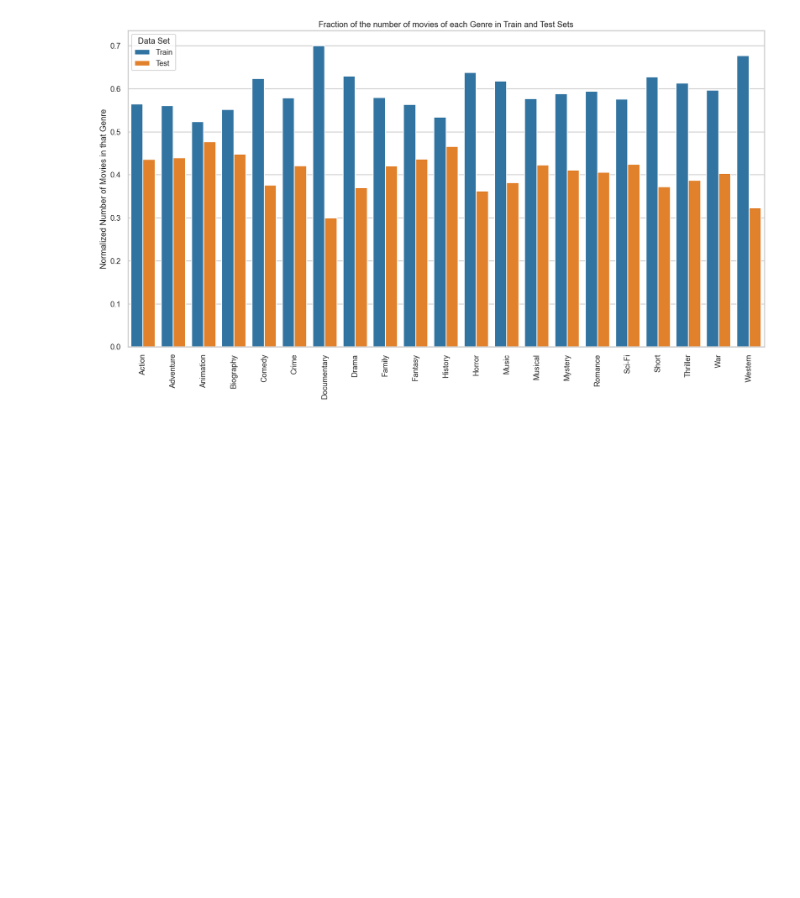
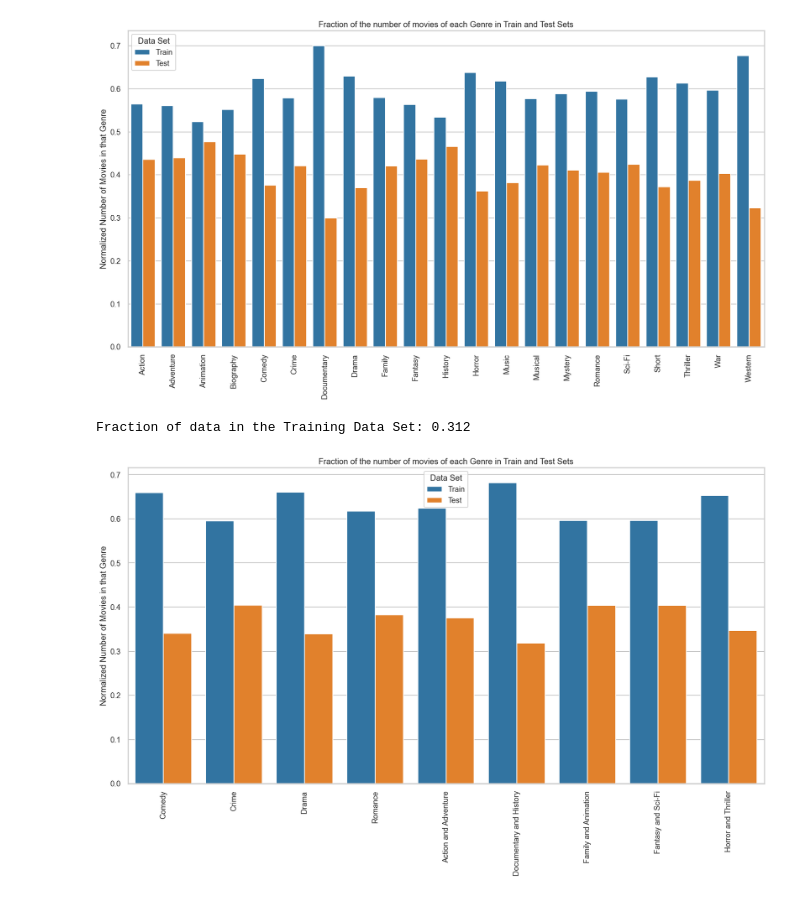
Before and after one commit to xavier-santos/Challenge3-Team7-MEIA-2022-2023, a Jupyter notebook: notebooks/New Pre processing.ipynb, the cells around one changed output. Drawn from its saved outputs; the diff is of its cells as text; code cells hidden in the pictures; blank space fills up the shorter version.

Commit message:
add grouped analysis

```diff
--- a/notebooks/New Pre processing.ipynb
+++ b/notebooks/New Pre processing.ipynb
@@ -296,0 +357,25 @@ plt.show()
+# %%
+# Grouping genders to bigger categories to better distribute the data
+
+dfGroupedGenders = df.copy();
+
+dfGroupedGenders['Action and Adventure'] = dfGroupedGenders[['Action', 'Adventure', 'War', 'Western']].max(axis=1)
+dfGroupedGenders['Documentary and History'] = dfGroupedGenders[['Documentary', 'History', 'Biography']].max(axis=1)
+dfGroupedGenders['Family and Animation'] = dfGroupedGenders[['Family', 'Animation']].max(axis=1)
+dfGroupedGenders['Fantasy and Sci-Fi'] = dfGroupedGenders[['Fantasy', 'Sci-Fi']].max(axis=1)
+dfGroupedGenders['Musical'] = df[['Music', 'Musical']].max(axis=1)
+dfGroupedGenders['Horror and Thriller'] = dfGroupedGenders[['Horror', 'Thriller', 'Mystery']].max(axis=1)
+
+
+dfGroupedGenders = dfGroupedGenders.drop(columns=['Adventure', 'War', 'Western','Action','Documentary', 'History', 'Biography','Family', 'Animation', 'Fantasy', 'Sci-Fi', 'Music', 'Musical', 'Horror', 'Thriller', 'Mystery', 'Short'])
+
+coluna = 'Combined'
+
+novas_colunas = [col for col in dfGroupedGenders.columns if col != coluna] + [coluna]
+
+dfGroupedGenders = dfGroupedGenders[novas_colunas]
+
+pd.set_option("display.max_columns", None)
+
+category_columns_grouped = dfGroupedGenders.columns.drop(['Name', 'Description', 'Combined'])
+dfGroupedGenders.head(5)
@@ -356,6 +483,29 @@ plt.xticks(rotation=90)
 plt.show()
 # %% [output]
 [figure]
+# %%
+## do same thing for grouped genders
+min_test_size = 0.185
+mydatagrouped_train, mydatagrouped_test = multi_label_train_test_split(dfGroupedGenders, category_columns_grouped, test_size=min_test_size)
+# %%
+print('Fraction of data in the Training Data Set: {0:.3f}'.format(mydatagrouped_test.shape[0]/dfGroupedGenders.shape[0]))
+# %% [output]
+Fraction of data in the Training Data Set: 0.312
+# %%
+sum_genre = dfGroupedGenders[category_columns_grouped].sum()
+sum_genre_train = mydatagrouped_train[category_columns_grouped].sum()
+sum_genre_test = mydatagrouped_test[category_columns_grouped].sum()
+df_movies_per_genre_1 = pd.DataFrame({'Genre':category_columns_grouped, 'Total': sum_genre_train/sum_genre, 'Data Set': 'Train'})
+df_movies_per_genre_2 = pd.DataFrame({'Genre':category_columns_grouped, 'Total': sum_genre_test/sum_genre, 'Data Set': 'Test'})
+df_movies_per_genre = pd.concat([df_movies_per_genre_1, df_movies_per_genre_2])
+f, ax = plt.subplots(1, 1, figsize=(20, 10))
+sns.barplot(data=df_movies_per_genre, x='Genre', y='Total', hue='Data Set', axes=ax)
+ax.set(ylabel='Normalized Number of Movies in that Genre', xlabel='')
+ax.set(title='Fraction of the number of movies of each Genre in Train and Test Sets')
+plt.xticks(rotation=90)
+plt.show()
+# %% [output]
+[figure, added]
 # %%
 mydata_train.to_csv('../data/preprocessed/movies_genres_train_preprocessed.csv', index=False)
 mydata_test.to_csv('../data/preprocessed/movies_genres_test_preprocessed.csv', index=False)
```
Also changed, not shown: parts of 9 cells of this notebook, 27 other files.
